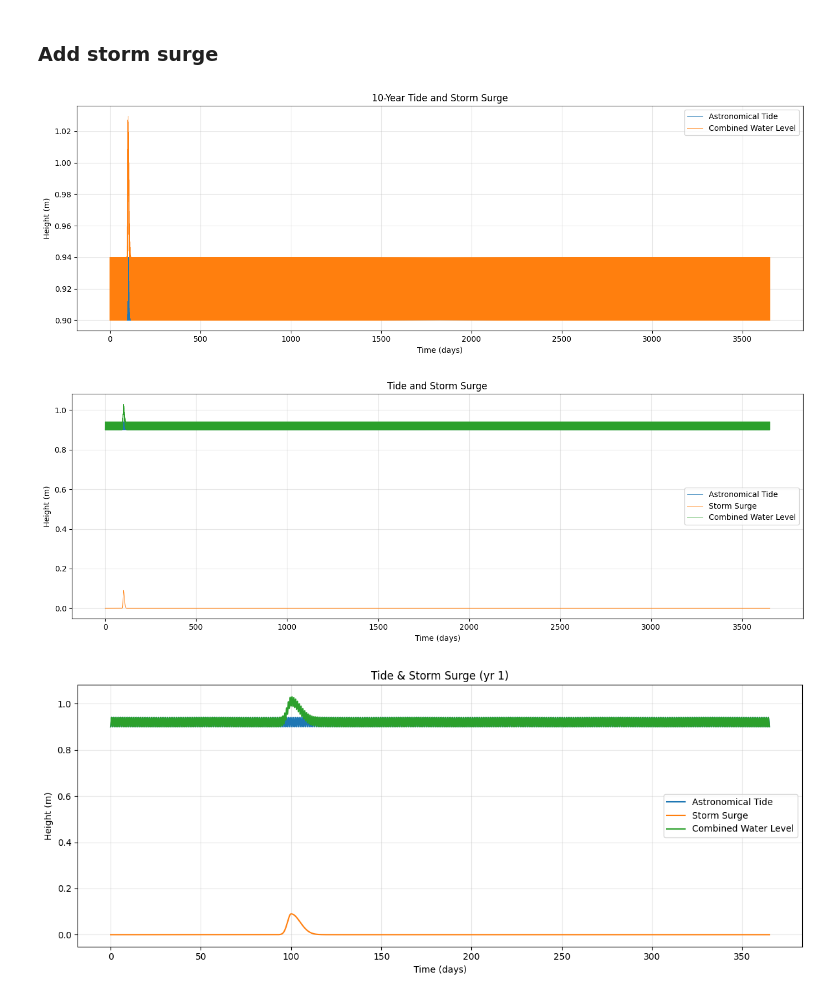
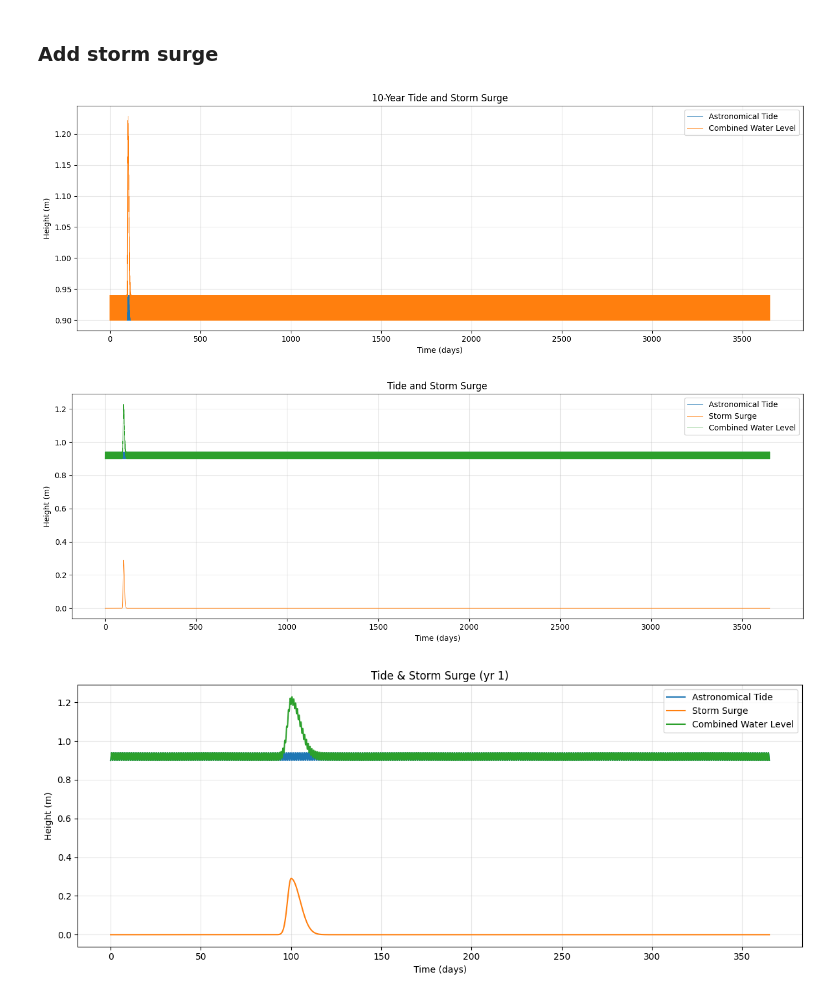
Before and after one commit to finley-davis/CZN_LSE, a Jupyter notebook: tides/tide_generator.ipynb, the cells around one changed output. Saved outputs shown, nothing was run; the diff lists cells and outputs as text; code cells hidden in the pictures.

```diff
--- a/tides/tide_generator.ipynb
+++ b/tides/tide_generator.ipynb
@@ -72,13 +72,13 @@ samples_per_day = 24
 #NOTE: EDIT BELOW HERE FOR STORM SURGE CHANGES *****************************
 #************************************************************
 
-#DOES NOT GEt HIGHER THAN 1.4m
+#DOES NOT GEt HIGHER THAN 1.03m
 #want surge not to be half a meter above high tide************
 
 #storm surge parameters, these are random rn (synthetic too)
 #format: (peak_day, peak_height, rise_duration, fall_duration)
 storms = [
-    (100, 0.09, 2, 5)#,
+    (100, 0.29, 2, 5)#,
     #(650, 0.09, 2, 6),
     #(1200, 0.09, 1, 4),
     #(1800, 0.09, 3, 7),
@@ -156,33 +156,33 @@ plt.grid(True, alpha = 0.3)
 plt.tight_layout()
 plt.show()
 
 #plot first year
 window_days = 365
 mask = t < window_days
 
 plt.figure(figsize = (12, 5))
 plt.plot(t[mask], tide[mask], label = "Astronomical Tide")
 plt.plot(t[mask], surge[mask], label = "Storm Surge")
 plt.plot(t[mask], h[mask], label = "Combined Water Level")
 plt.xlabel("Time (days)")
 plt.ylabel("Height (m)")
 plt.title("Tide & Storm Surge (yr 1)")
 plt.legend()
 plt.grid(True, alpha = 0.3)
 plt.tight_layout()
 plt.show()
 
 # save file as txt in my repo
 output_path = "/Users/finleydavis/Desktop/CZN Project/HGS/_repo/tides/tides_surge.txt"
 
 df.to_csv(
     output_path,
     sep = " ",
     index = False,
     header = False,
     float_format = "%.6f"
 )
 # %% [output]
-[figure, old version]
+[figure, new version]
-[figure, old version]
+[figure, new version]
-[figure, old version]
+[figure, new version]
```
Also changed, not shown: 30 other files.
